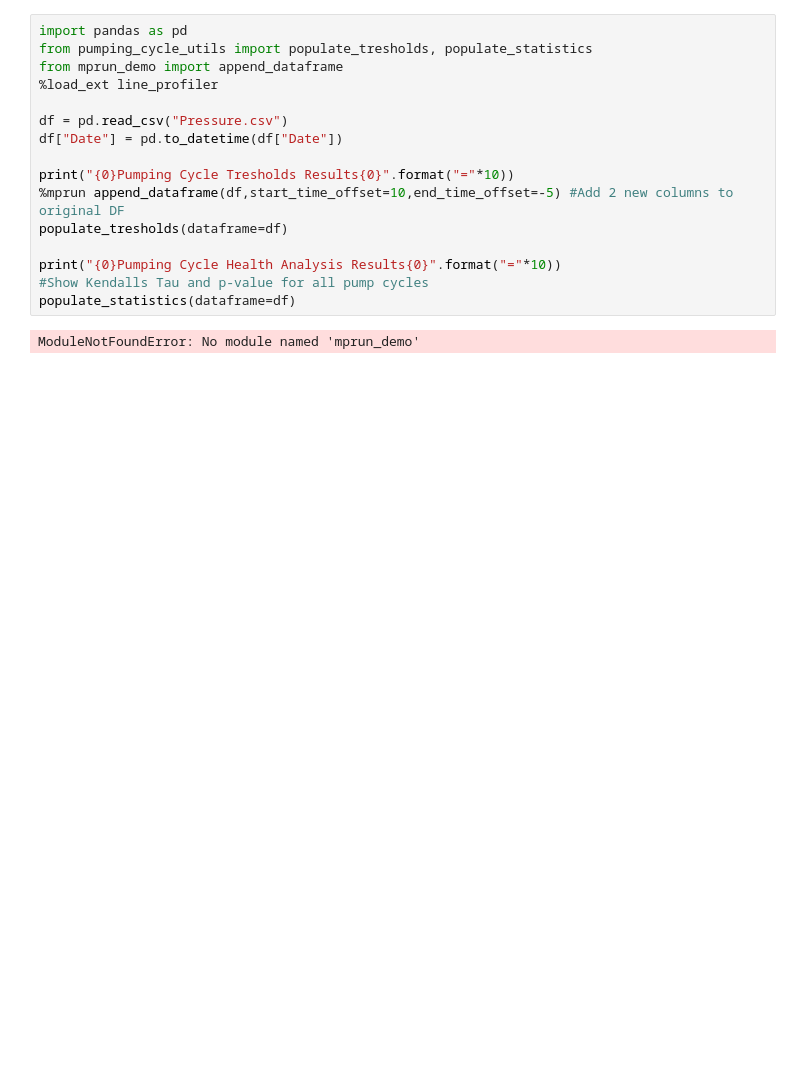
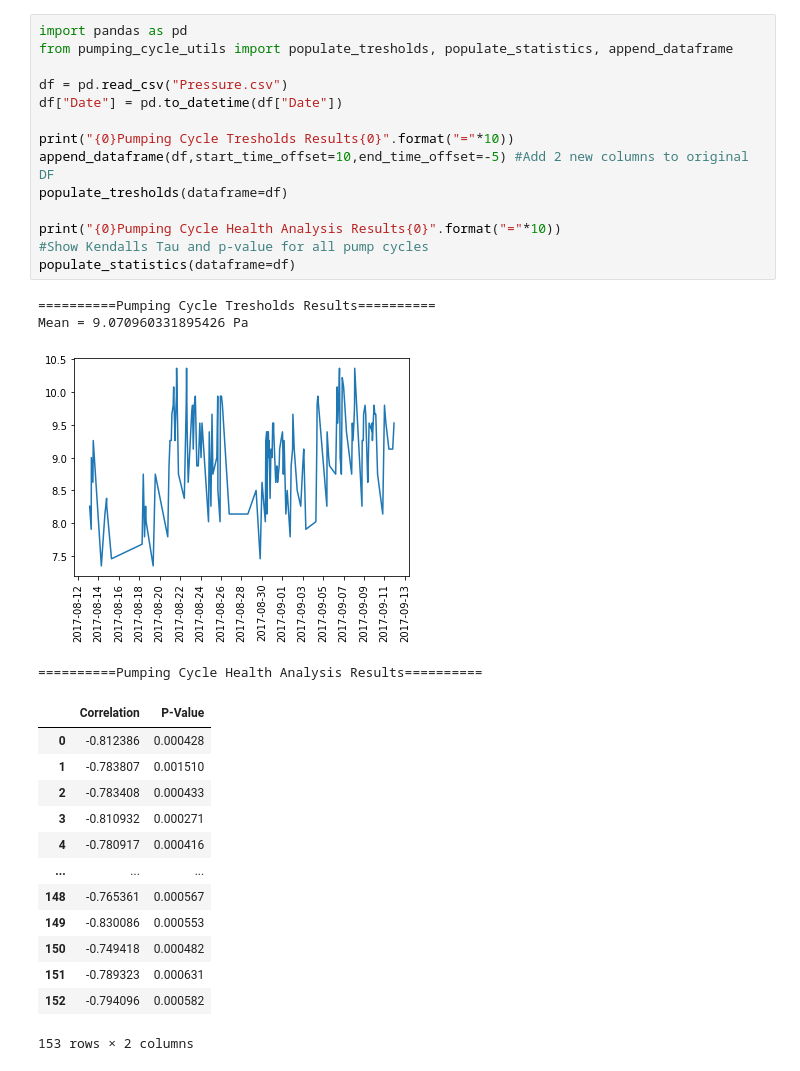
Before and after one commit to FilipBu89/DataScience_PumpingCycles_Assignment, a Jupyter notebook: main.ipynb, the cells around one changed output. Saved outputs shown, nothing was run; the diff lists cells and outputs as text; blank space fills up the shorter version.

Commit message:
Main.ipynb set to its original state and to show output results as expected.

```diff
--- a/main.ipynb
+++ b/main.ipynb
@@ -73,18 +1,32 @@ def append_dataframe(dataframe: DataFrame, start_time_offset: int, end_time_offs
 # %%
 import pandas as pd
-from pumping_cycle_utils import populate_tresholds, populate_statistics
-from mprun_demo import append_dataframe
-%load_ext line_profiler
+from pumping_cycle_utils import populate_tresholds, populate_statistics, append_dataframe
 
 df = pd.read_csv("Pressure.csv")
 df["Date"] = pd.to_datetime(df["Date"])
 
 print("{0}Pumping Cycle Tresholds Results{0}".format("="*10))
-%mprun append_dataframe(df,start_time_offset=10,end_time_offset=-5) #Add 2 new columns to original DF
+append_dataframe(df,start_time_offset=10,end_time_offset=-5) #Add 2 new columns to original DF
 populate_tresholds(dataframe=df)
 
 print("{0}Pumping Cycle Health Analysis Results{0}".format("="*10))
 #Show Kendalls Tau and p-value for all pump cycles
 populate_statistics(dataframe=df)
 # %% [output]
-ModuleNotFoundError: No module named 'mprun_demo'
+==========Pumping Cycle Tresholds Results==========
+Mean = 9.070960331895426 Pa
+[figure, added]
+==========Pumping Cycle Health Analysis Results==========
+|  | Correlation | P-Value |
+| 0 | -0.812386 | 0.000428 |
+| 1 | -0.783807 | 0.001510 |
+| 2 | -0.783408 | 0.000433 |
+| 3 | -0.810932 | 0.000271 |
+| 4 | -0.780917 | 0.000416 |
+| ... | ... | ... |
+| 148 | -0.765361 | 0.000567 |
+| 149 | -0.830086 | 0.000553 |
+| 150 | -0.749418 | 0.000482 |
+| 151 | -0.789323 | 0.000631 |
+| 152 | -0.794096 | 0.000582 |
+153 rows × 2 columns
```
Also changed, not shown: parts of 1 cell of this notebook, 1 other file.
